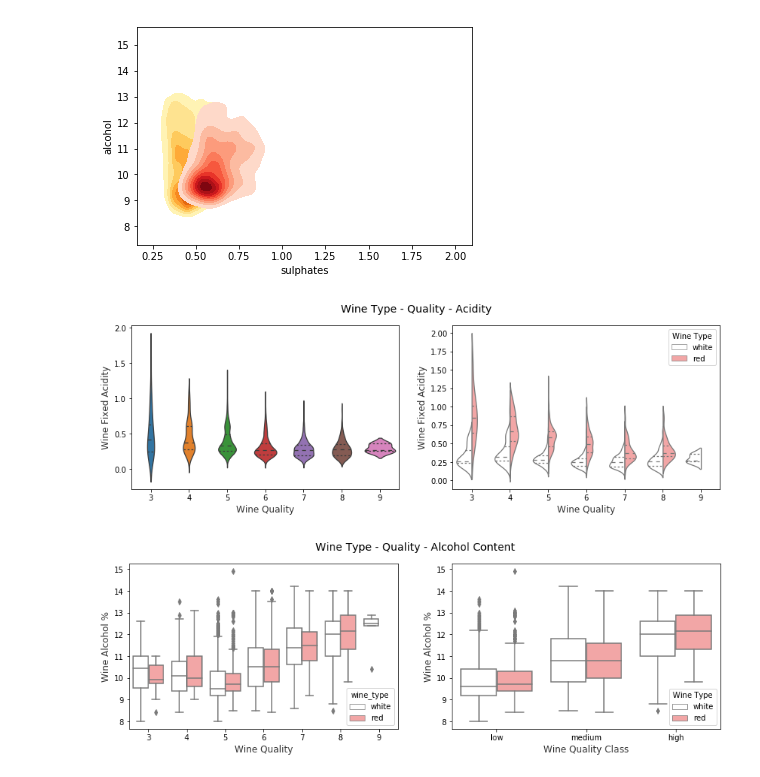
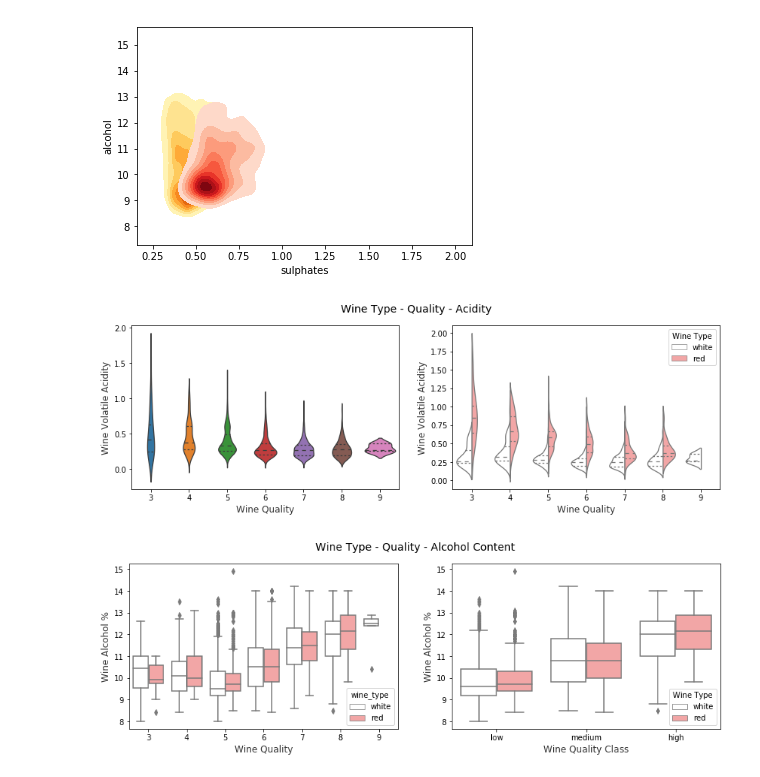
Before and after one commit to dipanjanS/practical-machine-learning-with-python, a Jupyter notebook: bonus content/effective data visualization/Bonus - Effective Multi-dimensional Data Visualization.ipynb, the cells around one changed output. Cells and saved outputs as stored; diff of their text form; code cells hidden in the pictures.

```diff
--- a/bonus content/effective data visualization/Bonus - Effective Multi-dimensional Data Visualization.ipynb
+++ b/bonus content/effective data visualization/Bonus - Effective Multi-dimensional Data Visualization.ipynb
@@ -445,20 +445,20 @@ ax = sns.kdeplot(red_wine['sulphates'], red_wine['alcohol'],
 # %%
 f, (ax1, ax2) = plt.subplots(1, 2, figsize=(14, 4))
 f.suptitle('Wine Type - Quality - Acidity', fontsize=14)
 
 sns.violinplot(x="quality", y="volatile acidity",
                data=wines, inner="quart", linewidth=1.3,ax=ax1)
 ax1.set_xlabel("Wine Quality",size = 12,alpha=0.8)
-ax1.set_ylabel("Wine Fixed Acidity",size = 12,alpha=0.8)
+ax1.set_ylabel("Wine Volatile Acidity",size = 12,alpha=0.8)
 
 sns.violinplot(x="quality", y="volatile acidity", hue="wine_type",
                data=wines, split=True, inner="quart", linewidth=1.3,
                palette={"red": "#FF9999", "white": "white"}, ax=ax2)
 ax2.set_xlabel("Wine Quality",size = 12,alpha=0.8)
-ax2.set_ylabel("Wine Fixed Acidity",size = 12,alpha=0.8)
+ax2.set_ylabel("Wine Volatile Acidity",size = 12,alpha=0.8)
 l = plt.legend(loc='upper right', title='Wine Type')
 # %% [output]
-[figure, old version]
+[figure, new version]
 # %%
 f, (ax1, ax2) = plt.subplots(1, 2, figsize=(14, 4))
 f.suptitle('Wine Type - Quality - Alcohol Content', fontsize=14)
```
Also changed, not shown: parts of 6 cells of this notebook.
